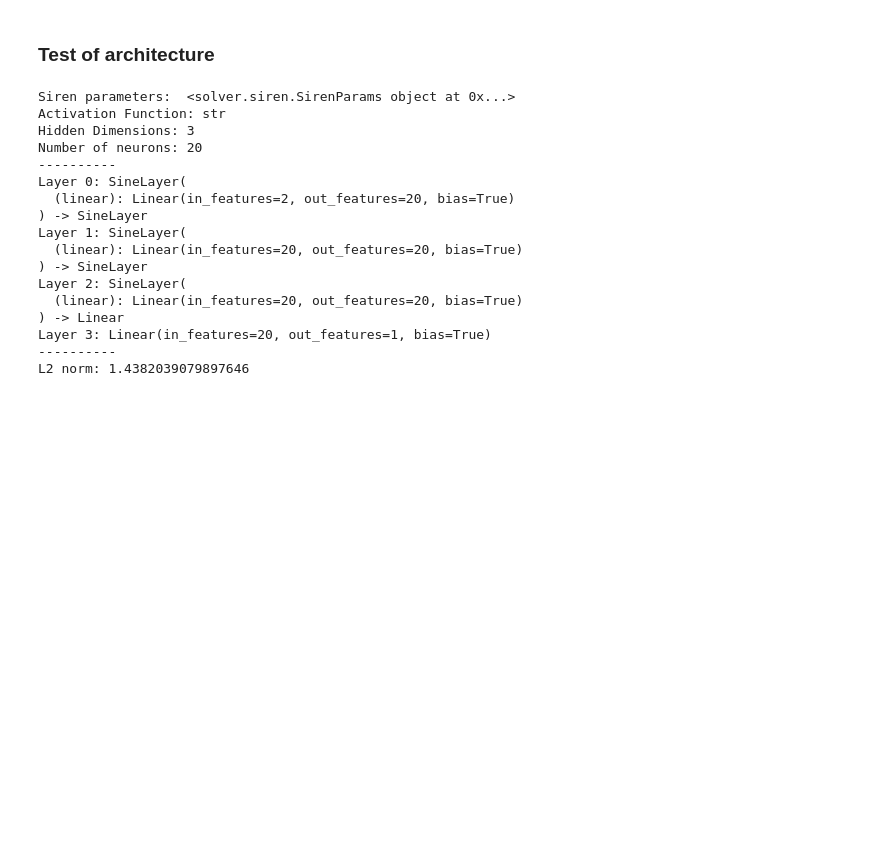
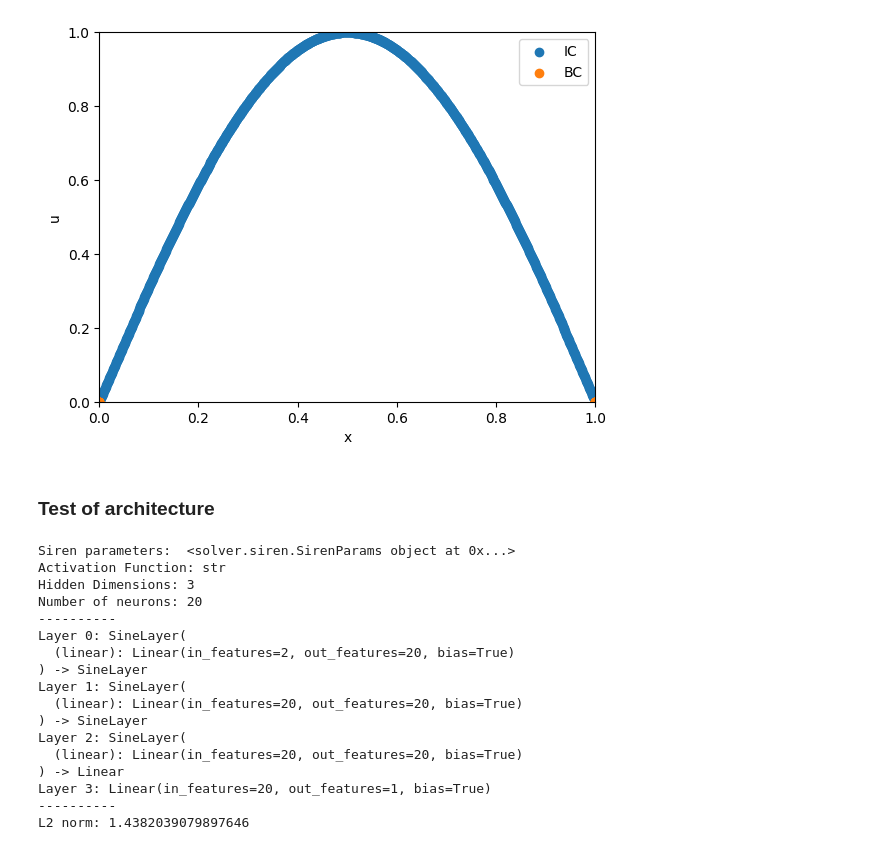
Before and after one commit to DikovAlexandr/PINN, a Jupyter notebook: TestPINN.ipynb, the cells around one changed output. Drawn from its saved outputs; the diff is of its cells as text; code cells hidden in the pictures; blank space fills up the shorter version.

```diff
--- a/TestPINN.ipynb
+++ b/TestPINN.ipynb
@@ -33,10 +27,13 @@ please provide us feedback at https://github.com/pandas-dev/pandas/issues/54466
 # %%
-def initial_condition(x):
-    return np.sin(np.pi * x)
+def initial_condition_function(x):
+    return torch.sin(torch.pi * x)
+
+def boundary_condition_function(x, t):
+    return torch.sin(torch.pi * x * t)
 
 def analytical_solution(x, t, alpha, L):
     sum_terms = 0
     for n in range(1, 100):
-        B_n, _ = quad(lambda x: initial_condition(x) * np.sin(n * np.pi * x / L), 0, L)
+        B_n, _ = quad(lambda x: initial_condition_function(x) * np.sin(n * np.pi * x / L), 0, L)
         sum_terms += 2 / L * B_n * np.sin(n * np.pi * x / L) * np.exp(-alpha**2 * (n * np.pi / L)**2 * t)
     return sum_terms
@@ -91,0 +40,19 @@ def make_loss_history_plot(data_path, output_folder, title):
+# %%
+geom = geometry.Interval(0.0, 1.0)
+period = timedomain.TimeDomain(0.0, 0.5)
+
+initial_conditions = conditions.InitialConditions()
+initial_conditions.set_initial_conditions(geom=geom, time=period,
+                                          initial_func=initial_condition_function,
+                                          num_points=1000, random=False, device="cuda:0")
+boundary_conditions = conditions.BoundaryConditions()
+boundary_conditions.set_boundary_conditions(geom=geom, time=period,
+                                            boundary_func=boundary_condition_function,
+                                            num_points=1000, random=False, device="cuda:0")
+equation = conditions.Equation()
+problem = conditions.Problem(initial_conditions, boundary_conditions, equation,
+                             geom, period, alpha=0.1)
+
+problem.visualize(0.0)
+# %% [output]
+[figure, added]
```
Also changed, not shown: parts of 6 cells of this notebook, 7 other files.
